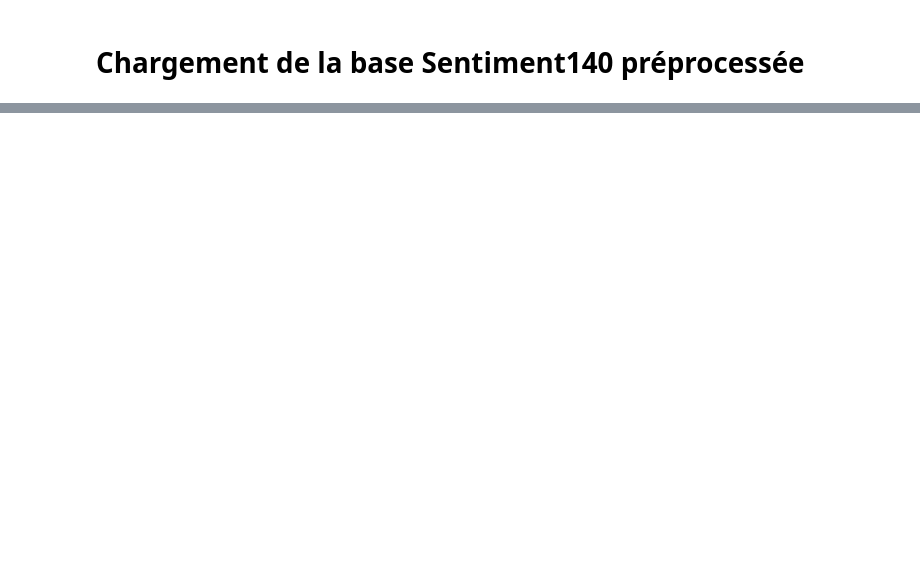
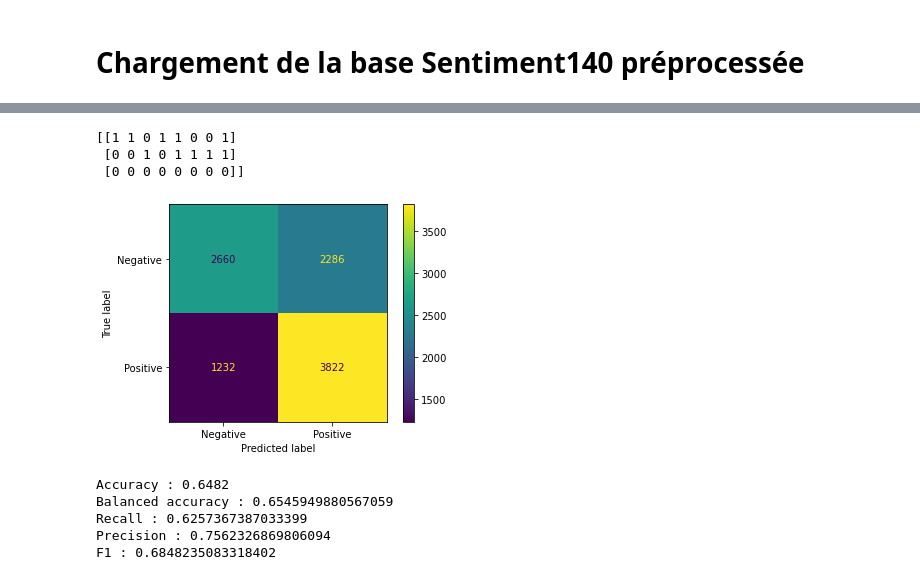
Before and after one commit to baptiste-pasquier/data_2A, a Jupyter notebook: model-LR.ipynb, the cells around one changed output, grey strips where cells are left out. Drawn from its saved outputs; the diff is of its cells as text; code cells hidden in the pictures; blank space fills up the shorter version.

```diff
--- a/model-LR.ipynb
+++ b/model-LR.ipynb
@@ -149,0 +216,15 @@ F1 : 0.7025193798449613
+# %%
+print(X.toarray())
+# %% [output]
+[[1 1 0 1 1 0 0 1]
+ [0 0 1 0 1 1 1 1]
+ [0 0 0 0 0 0 0 0]]
+# %%
+conf_matrix(data_train, data_test, y_train, y_test, CountVectorizer(max_features = 1000, ngram_range=(2,2)), LogisticRegression())
+# %% [output]
+[figure, added]
+Accuracy : 0.6482
+Balanced accuracy : 0.6545949880567059
+Recall : 0.6257367387033399
+Precision : 0.7562326869806094
+F1 : 0.6848235083318402
```
Also changed, not shown: parts of 35 cells of this notebook.
